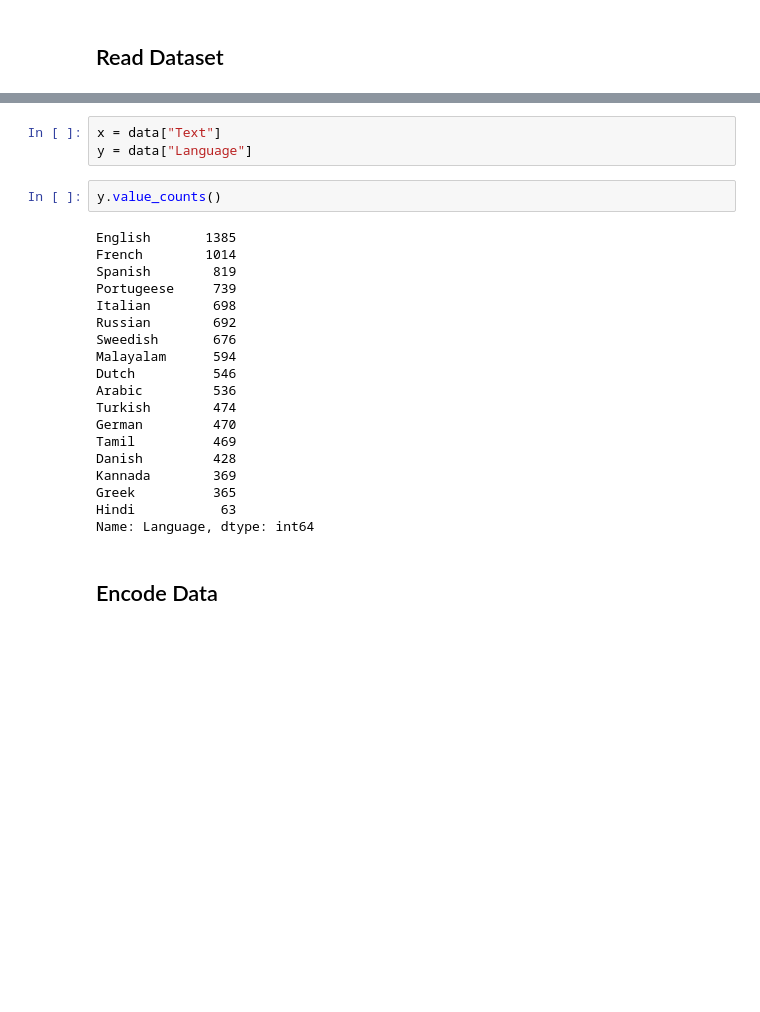
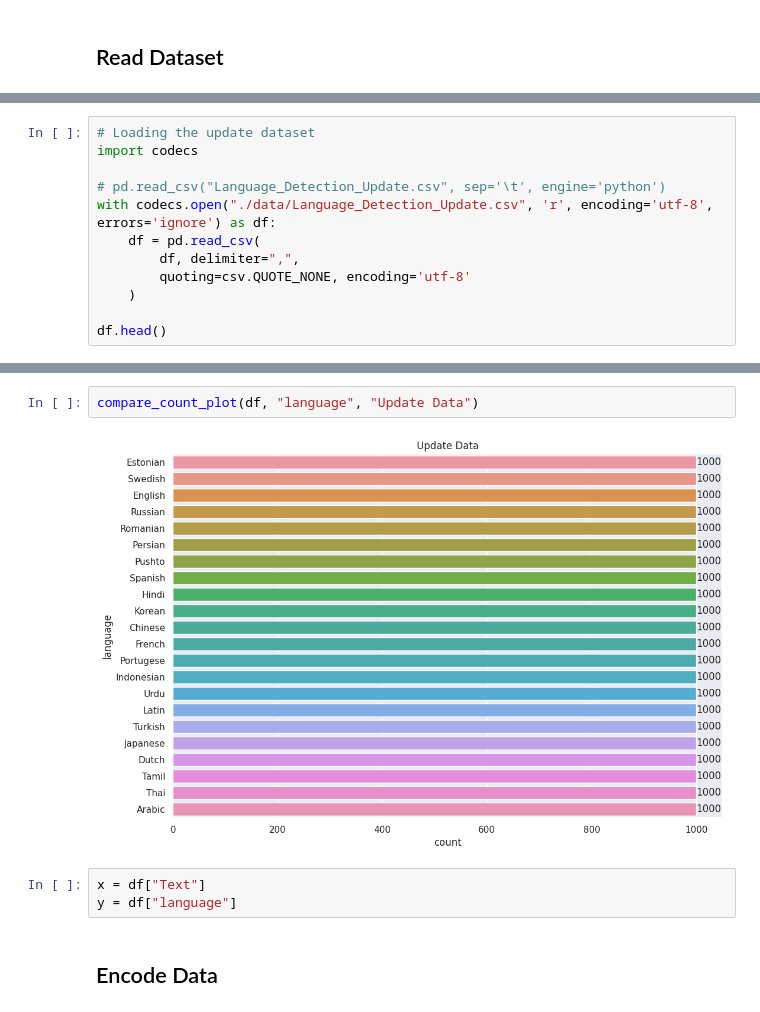
Before and after one commit to Bhuribhat/Text-Classification, a Jupyter notebook: Language_Detection.ipynb, the cells around one changed output, grey strips where cells are left out. Cells and saved outputs as stored; diff of their text form; blank space fills up the shorter version.

```diff
--- a/Language_Detection.ipynb
+++ b/Language_Detection.ipynb
@@ -25,3 +26,15 @@ data.head()
 | 2 | The study of nature is a large, i... | English |
 | 3 | Although humans are part of natur... | English |
 | 4 | [1] The word nature is borrowed f... | English |
+# %%
+# Loading the update dataset
+import codecs
+
+# pd.read_csv("Language_Detection_Update.csv", sep='\t', engine='python')
+with codecs.open("./data/Language_Detection_Update.csv", 'r', encoding='utf-8', errors='ignore') as df:
+    df = pd.read_csv(
+        df, delimiter=",",
+        quoting=csv.QUOTE_NONE, encoding='utf-8'
+    )
+
+df.head()
@@ -28,27 +66,10 @@ data.head()
+# %%
+compare_count_plot(df, "language", "Update Data")
+# %% [output]
+[figure, added]
 # %%
-x = data["Text"]
-y = data["Language"]
+x = df["Text"]
+y = df["language"]
-# %%
-y.value_counts()
-# %% [output]
-English       1385
-French        1014
-Spanish        819
-Portugeese     739
-Italian        698
-Russian        692
-Sweedish       676
-Malayalam      594
-Dutch          546
-Arabic         536
-Turkish        474
-German         470
-Tamil          469
-Danish         428
-Kannada        369
-Greek          365
-Hindi           63
-Name: Language, dtype: int64
 # %% [markdown]
 ## Encode Data
 # %%
```
Also changed, not shown: parts of 12 cells of this notebook, 1 other file.
